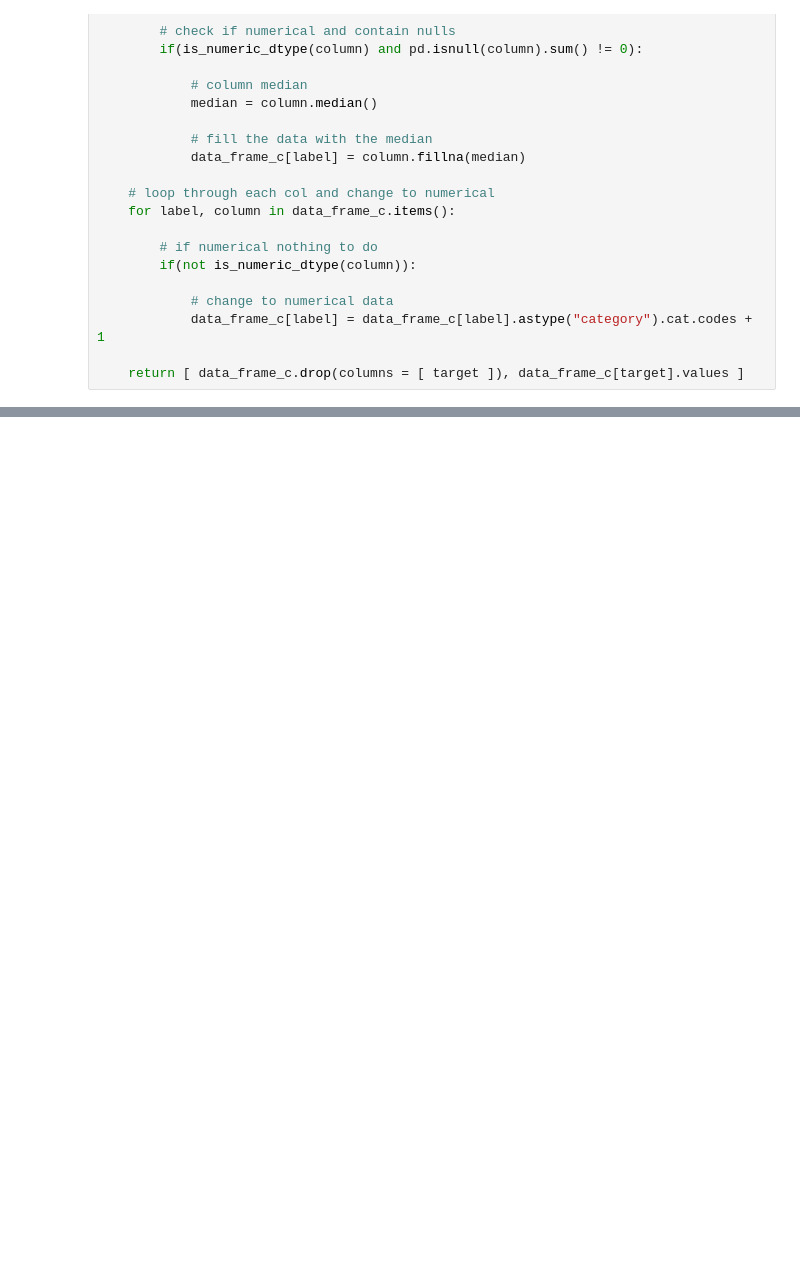
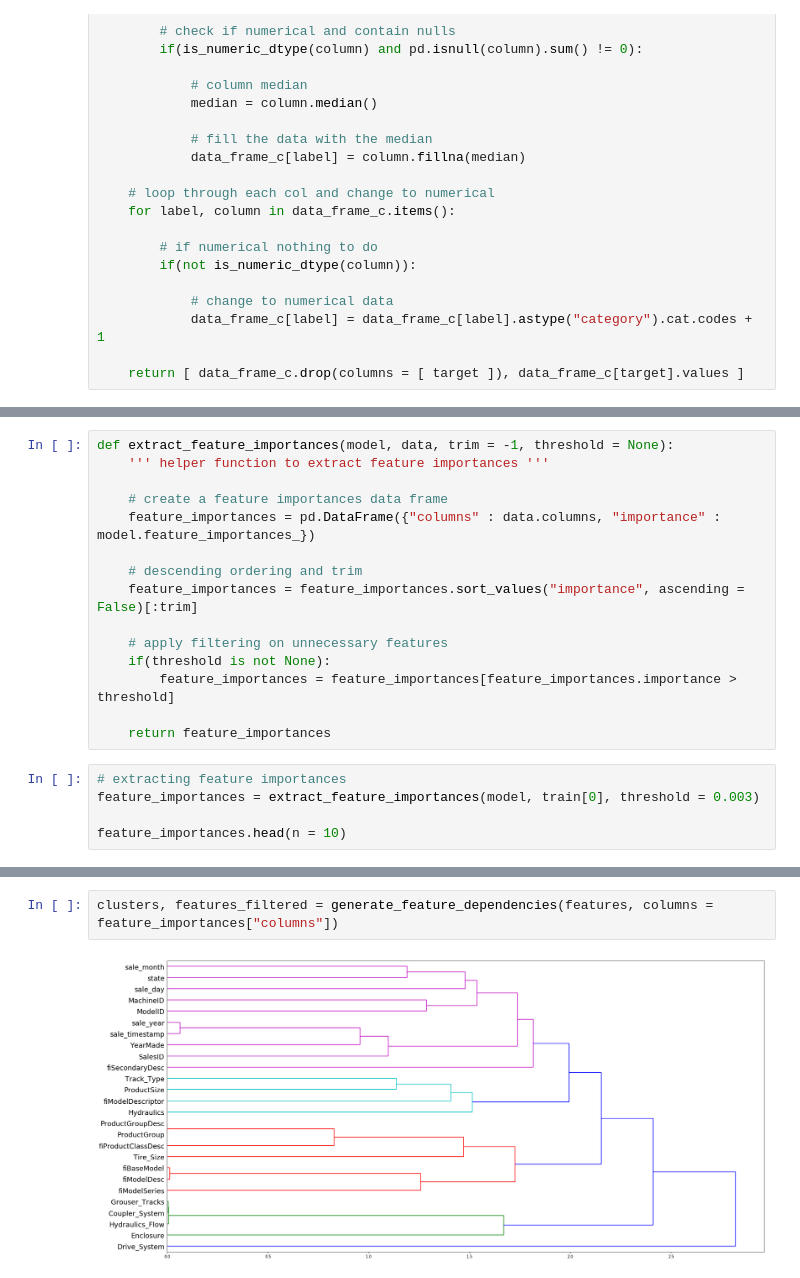
Before and after one commit to DomainFlag/DataScienceNotes, a Jupyter notebook: auction_sale_price/auction_sale_price.ipynb, the cells around one changed output, grey strips where cells are left out. Cells and saved outputs as stored; diff of their text form; blank space fills up the shorter version.

Commit message:
retrieved relevant features, and added filtering for irrelevant dependencies

```diff
--- a/auction_sale_price/auction_sale_price.ipynb
+++ b/auction_sale_price/auction_sale_price.ipynb
@@ -178,0 +230,20 @@ Training coef - 0.9555833984930092       Validation coef - 0.9033450381266753
+# %%
+def extract_feature_importances(model, data, trim = -1, threshold = None):
+    ''' helper function to extract feature importances '''
+
+    # create a feature importances data frame
+    feature_importances = pd.DataFrame({"columns" : data.columns, "importance" : model.feature_importances_})
+
+    # descending ordering and trim
+    feature_importances = feature_importances.sort_values("importance", ascending = False)[:trim]
+
+    # apply filtering on unnecessary features
+    if(threshold is not None):
+        feature_importances = feature_importances[feature_importances.importance > threshold]
+
+    return feature_importances
+# %%
+# extracting feature importances
+feature_importances = extract_feature_importances(model, train[0], threshold = 0.003)
+
+feature_importances.head(n = 10)
@@ -178,0 +340,4 @@ Training coef - 0.9555833984930092       Validation coef - 0.9033450381266753
+# %%
+clusters, features_filtered = generate_feature_dependencies(features, columns = feature_importances["columns"])
+# %% [output]
+[figure, added]
```
Also changed, not shown: parts of 51 cells of this notebook.
